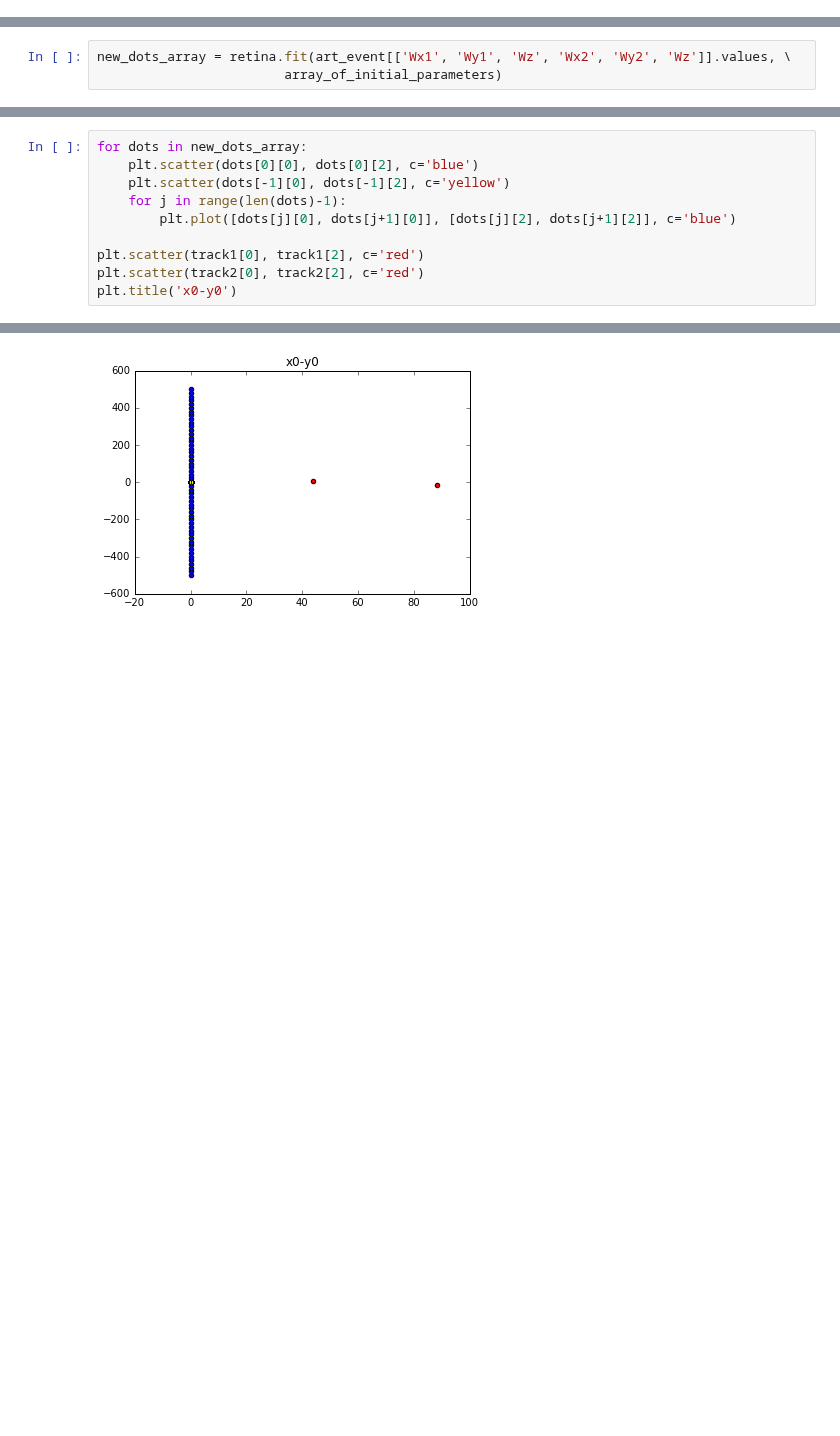
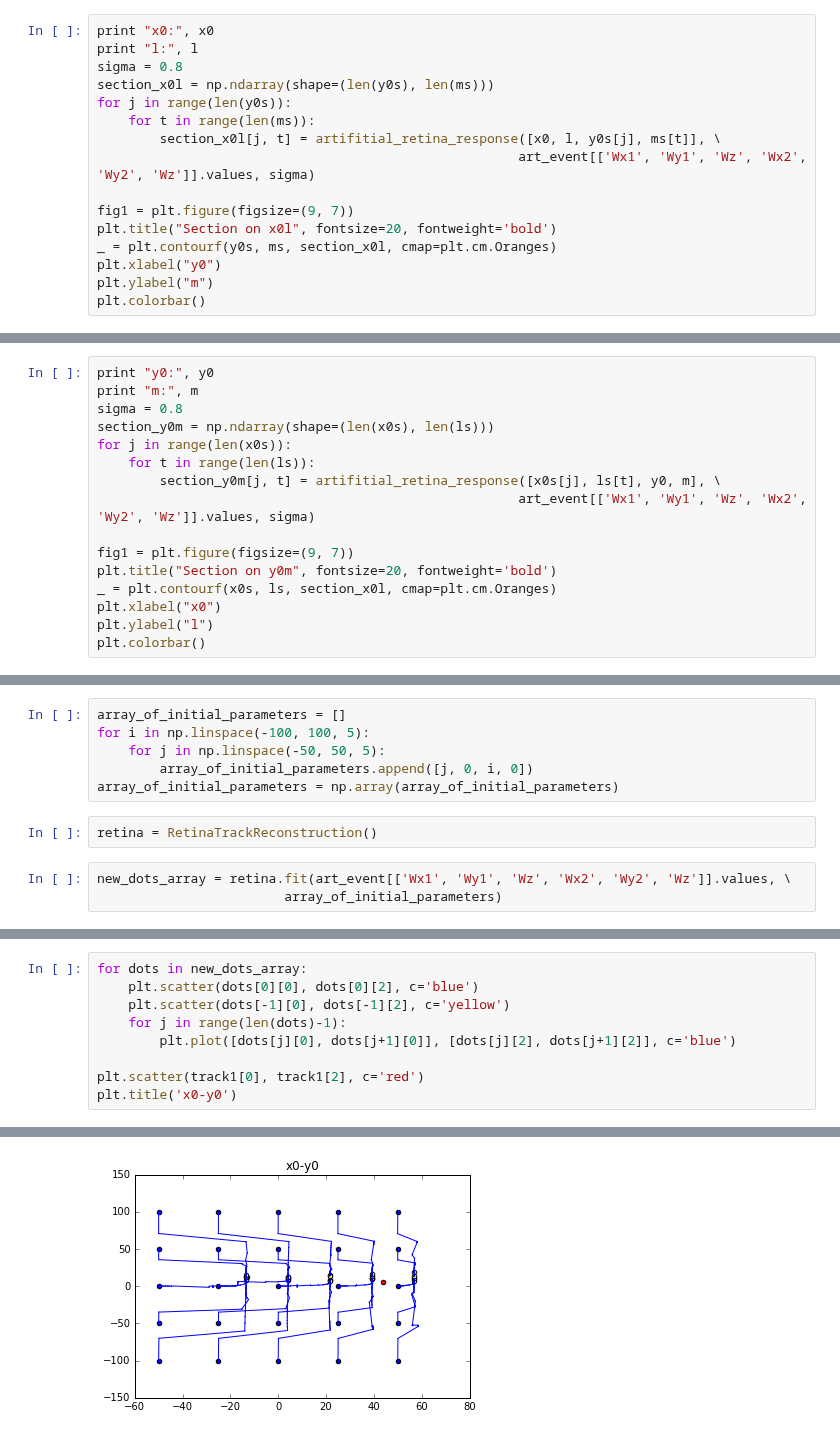
Before and after one commit to hushchyn-mikhail/ship_tracking_summer2016, a Jupyter notebook: notebooks/Retina_demonstration2.ipynb, the cells around one changed output, grey strips where cells are left out. Saved outputs shown, nothing was run; the diff lists cells and outputs as text; blank space fills up the shorter version.

```diff
--- a/notebooks/Retina_demonstration2.ipynb
+++ b/notebooks/Retina_demonstration2.ipynb
@@ -171,0 +237,16 @@ NameError: name 'x0s' is not defined
+# %%
+print "x0:", x0
+print "l:", l
+sigma = 0.8
+section_x0l = np.ndarray(shape=(len(y0s), len(ms)))
+for j in range(len(y0s)):
+    for t in range(len(ms)):
+        section_x0l[j, t] = artifitial_retina_response([x0, l, y0s[j], ms[t]], \
+                                                      art_event[['Wx1', 'Wy1', 'Wz', 'Wx2', 'Wy2', 'Wz']].values, sigma)
+
+fig1 = plt.figure(figsize=(9, 7))
+plt.title("Section on x0l", fontsize=20, fontweight='bold')
+_ = plt.contourf(y0s, ms, section_x0l, cmap=plt.cm.Oranges)
+plt.xlabel("y0")
+plt.ylabel("m")
+plt.colorbar()
@@ -171,0 +258,16 @@ NameError: name 'x0s' is not defined
+# %%
+print "y0:", y0
+print "m:", m
+sigma = 0.8
+section_y0m = np.ndarray(shape=(len(x0s), len(ls)))
+for j in range(len(x0s)):
+    for t in range(len(ls)):
+        section_y0m[j, t] = artifitial_retina_response([x0s[j], ls[t], y0, m], \
+                                                      art_event[['Wx1', 'Wy1', 'Wz', 'Wx2', 'Wy2', 'Wz']].values, sigma)
+
+fig1 = plt.figure(figsize=(9, 7))
+plt.title("Section on y0m", fontsize=20, fontweight='bold')
+_ = plt.contourf(x0s, ls, section_x0l, cmap=plt.cm.Oranges)
+plt.xlabel("x0")
+plt.ylabel("l")
+plt.colorbar()
@@ -172,3 +279,11 @@ NameError: name 'x0s' is not defined
+# %%
+array_of_initial_parameters = []
+for i in np.linspace(-100, 100, 5):
+    for j in np.linspace(-50, 50, 5):
+        array_of_initial_parameters.append([j, 0, i, 0])
+array_of_initial_parameters = np.array(array_of_initial_parameters)
+# %%
+retina = RetinaTrackReconstruction()
 # %%
 new_dots_array = retina.fit(art_event[['Wx1', 'Wy1', 'Wz', 'Wx2', 'Wy2', 'Wz']].values, \
                         array_of_initial_parameters)
@@ -212,13 +326,12 @@ plt.title('x0-l')
 # %%
 for dots in new_dots_array:
     plt.scatter(dots[0][0], dots[0][2], c='blue')
     plt.scatter(dots[-1][0], dots[-1][2], c='yellow')
     for j in range(len(dots)-1):
         plt.plot([dots[j][0], dots[j+1][0]], [dots[j][2], dots[j+1][2]], c='blue')
 
 plt.scatter(track1[0], track1[2], c='red')
-plt.scatter(track2[0], track2[2], c='red')
 plt.title('x0-y0')
 # %% [output]
 <matplotlib.text.Text at 0x...>
-[figure, old version]
+[figure, new version]
```
Also changed, not shown: parts of 25 cells of this notebook, 1 other file.
